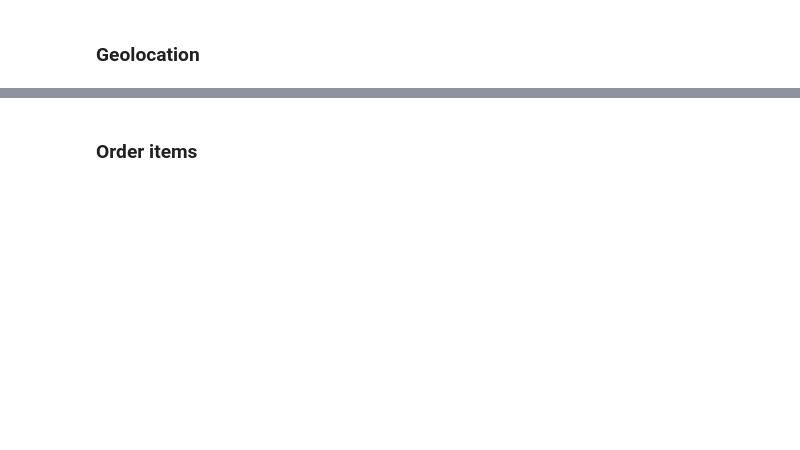
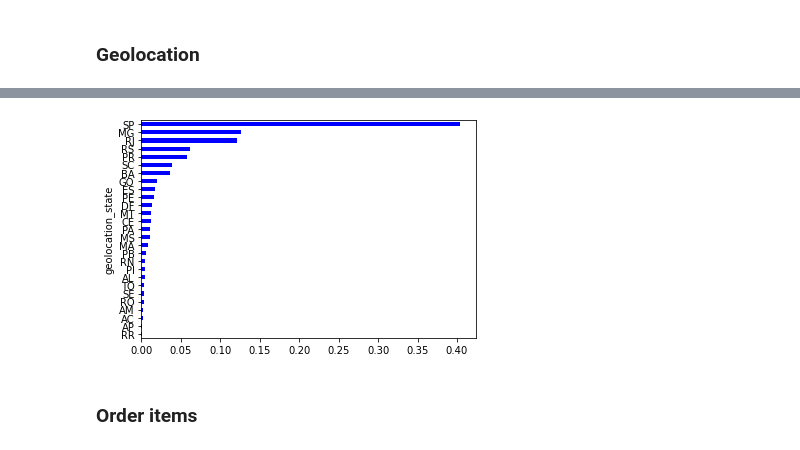
Before and after one commit to Franck-PepperLabs/pepper_olist_market_segmentation, a Jupyter notebook: jupyter/scratchpad.ipynb, the cells around one changed output, grey strips where cells are left out. Cells and saved outputs as stored; diff of their text form; code cells hidden in the pictures; blank space fills up the shorter version.

```diff
--- a/jupyter/scratchpad.ipynb
+++ b/jupyter/scratchpad.ipynb
@@ -113,0 +183,3 @@ content :
+# %%
+geolocation = get_geolocation()
+display(discrete_stats(geolocation, 'geolocation'))
@@ -114,2 +194,6 @@ content :
+# %%
+plot_value_freqs(geolocation, 'geolocation_state')
+# %% [output]
+[figure, added]
 # %% [markdown]
 ### Order items
```
Also changed, not shown: parts of 126 cells of this notebook, 5 other files.
